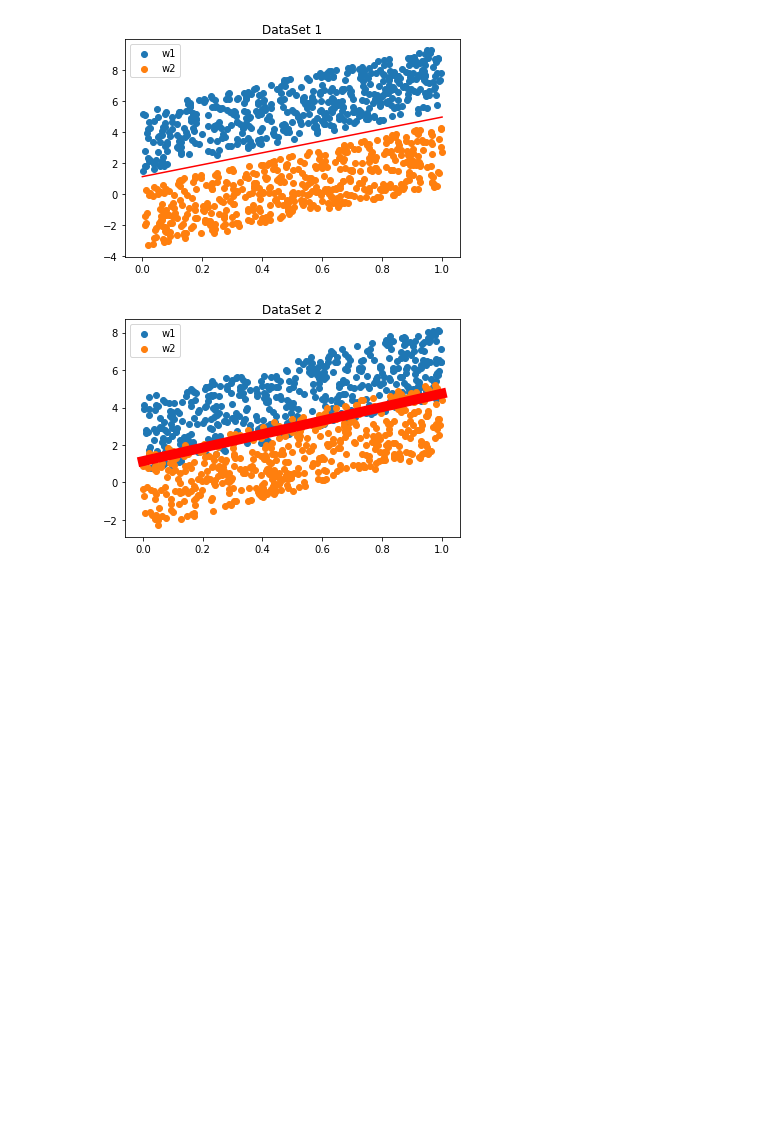
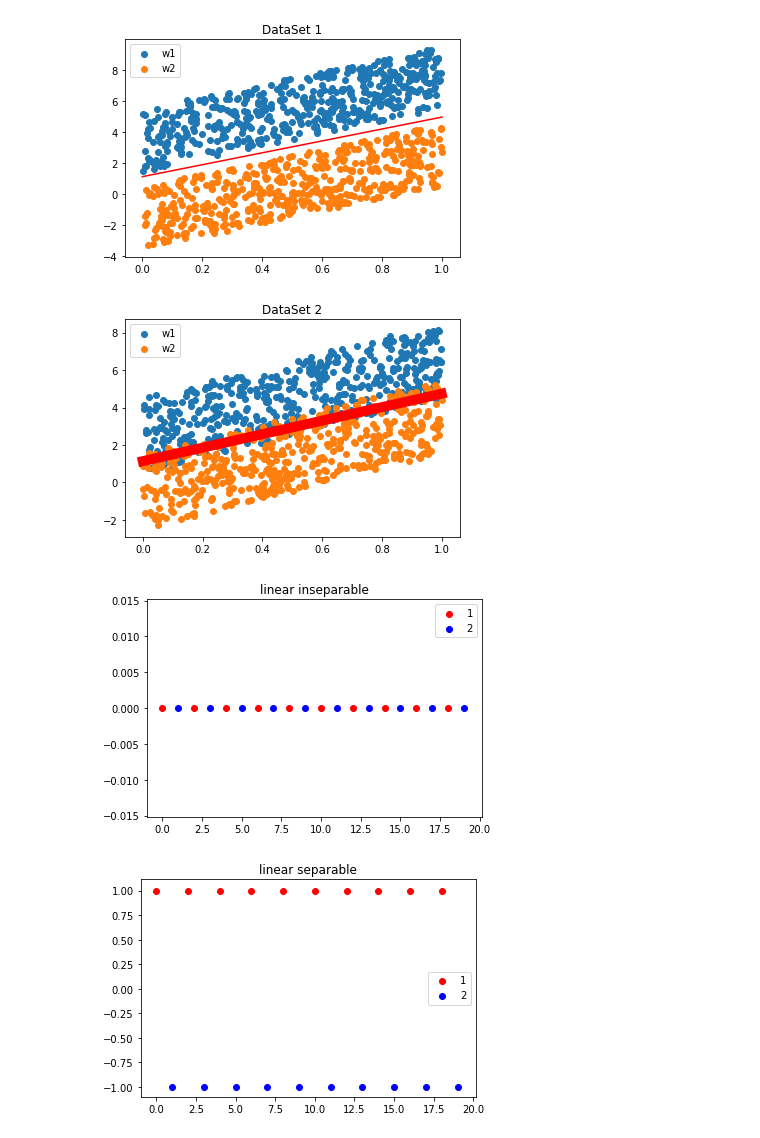
Before and after one commit to wyw97/SVM, a Jupyter notebook: notebook/svm_data.ipynb, the cells around one changed output. Cells and saved outputs as stored; diff of their text form; code cells hidden in the pictures; blank space fills up the shorter version.

```diff
--- a/notebook/svm_data.ipynb
+++ b/notebook/svm_data.ipynb
@@ -83,3 +83,26 @@ plt.savefig('../pic/dataset2.png')
 plt.show()
 # %% [output]
 [figure]
+# %%
+import numpy as np
+import matplotlib.pyplot as plt
+a1 = np.array(range(10))*2
+a2 = np.array(a1)+1
+plt.scatter(a1, np.zeros(10), c='r', label='1')
+plt.scatter(a2, np.zeros(10), c='b', label='2')
+plt.legend()
+plt.title('linear inseparable')
+plt.savefig('../pic/linear_inseparable.png')
+plt.show()
+
+y1 = np.cos(np.pi*a1)
+plt.scatter(a1, y1, c='r', label='1')
+y2 = np.cos(np.pi*a2)
+plt.scatter(a2, y2, c='b', label='2')
+plt.legend()
+plt.title('linear separable')
+plt.savefig('../pic/linear_separable.png')
+plt.show()
+# %% [output]
+[figure, added]
+[figure, added]
```
Also changed, not shown: parts of 10 cells of this notebook, 3 other files.
